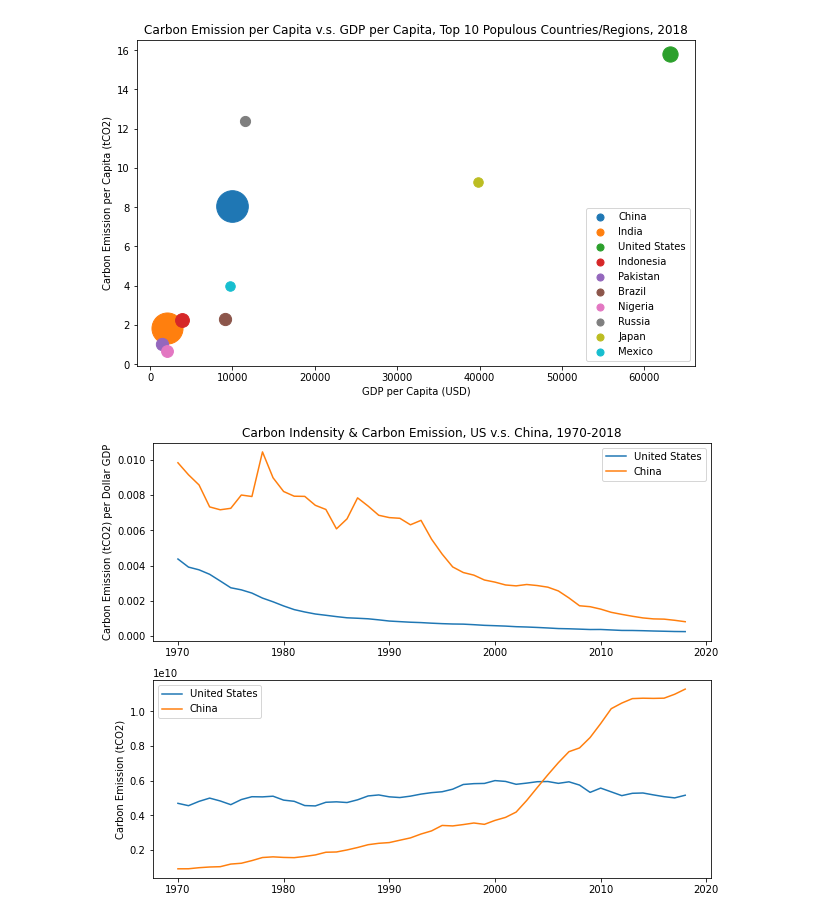
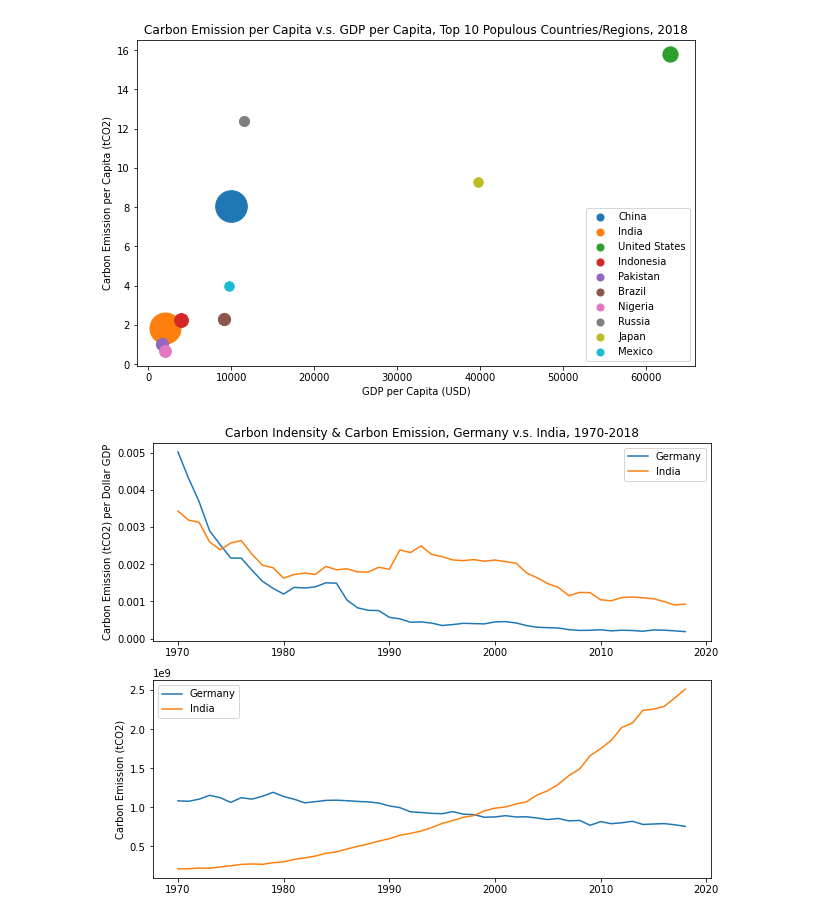
Before and after one commit to microsoft/Carbon-Insight, a Jupyter notebook: notebook/carbon_emission.ipynb, the cells around one changed output. Saved outputs shown, nothing was run; the diff lists cells and outputs as text; code cells hidden in the pictures.

```diff
--- a/notebook/carbon_emission.ipynb
+++ b/notebook/carbon_emission.ipynb
@@ -714,10 +715,10 @@ plot_carbon_emission_data_vs_gdp(
 # %%
 plot_carbon_indensity_data(
     hist_carbon_df,
     start_year=None,
     end_year=None,
-    countries_regions=['United States', 'China'],
-    title='Carbon Indensity & Carbon Emission, US v.s. China, 1970-2018'
+    countries_regions=['Germany', 'India'],
+    title='Carbon Indensity & Carbon Emission, Germany v.s. India, 1970-2018'
 )
 # %% [output]
-[figure, old version]
+[figure, new version]
```
Also changed, not shown: parts of 12 cells of this notebook.
